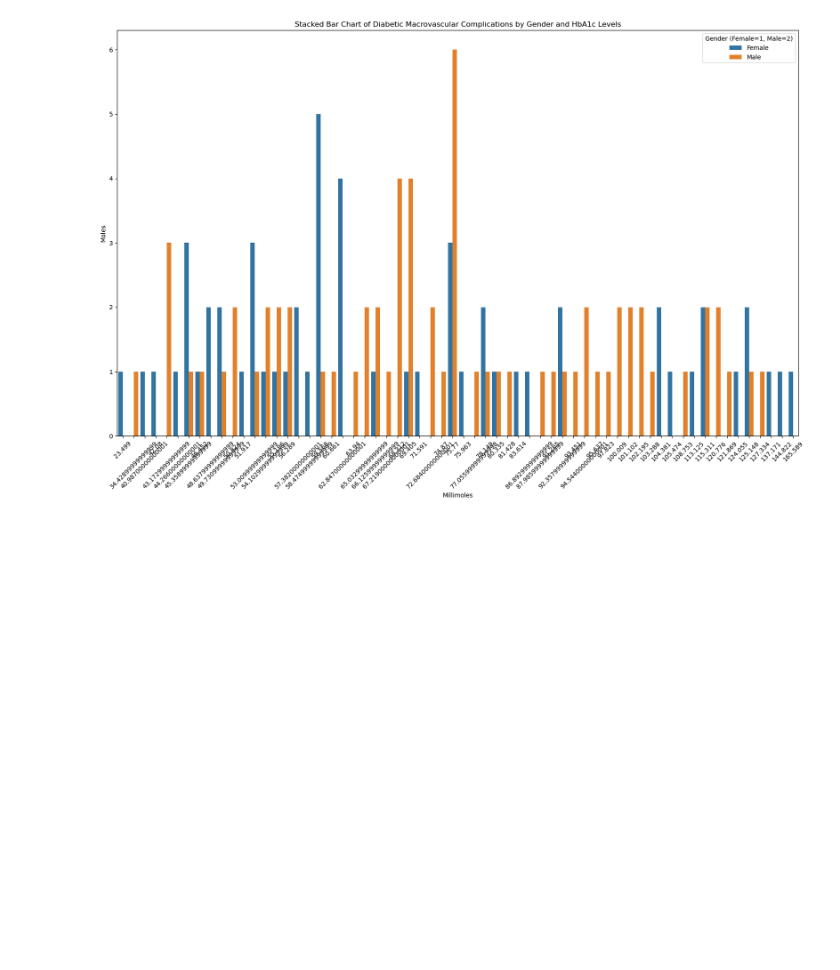
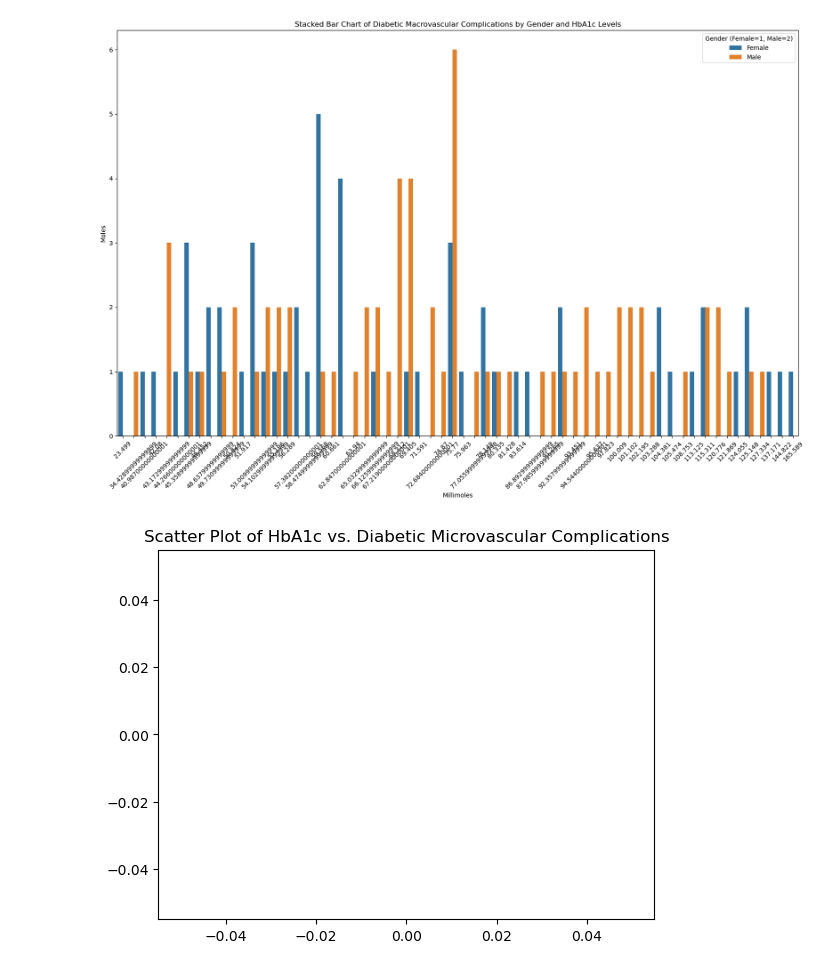
Before and after one commit to LaShawnSykes/Group-3_Project1, a Jupyter notebook: Code/rev_dataset.ipynb, the cells around one changed output. Drawn from its saved outputs; the diff is of its cells as text; code cells hidden in the pictures; blank space fills up the shorter version.

```diff
--- a/Code/rev_dataset.ipynb
+++ b/Code/rev_dataset.ipynb
@@ -306,3 +315,14 @@ plt.xticks(rotation=45)
 plt.show()
 # %% [output]
 [figure]
+# %%
+# Visualization 1: Scatter Plot of HbA1c vs. Diabetic Microvascular Complications
+# Clean and convert 'HbA1c (mmol/mol)' column to numeric
+cd1['HbA1c (mmol/mol)'] = pd.to_numeric(cd1['HbA1c (mmol/mol)'], errors='coerce')
+
+cd1['Diabetic Microvascular Complications'] = pd.to_numeric(cd1['Diabetic Microvascular Complications'], errors='coerce')
+sns.scatterplot(x='HbA1c (mmol/mol)', y='Diabetic Microvascular Complications', data=cd1)
+plt.title('Scatter Plot of HbA1c vs. Diabetic Microvascular Complications')
+plt.show()
+# %% [output]
+[figure, added]
```
Also changed, not shown: parts of 8 cells of this notebook, 4 other files.
